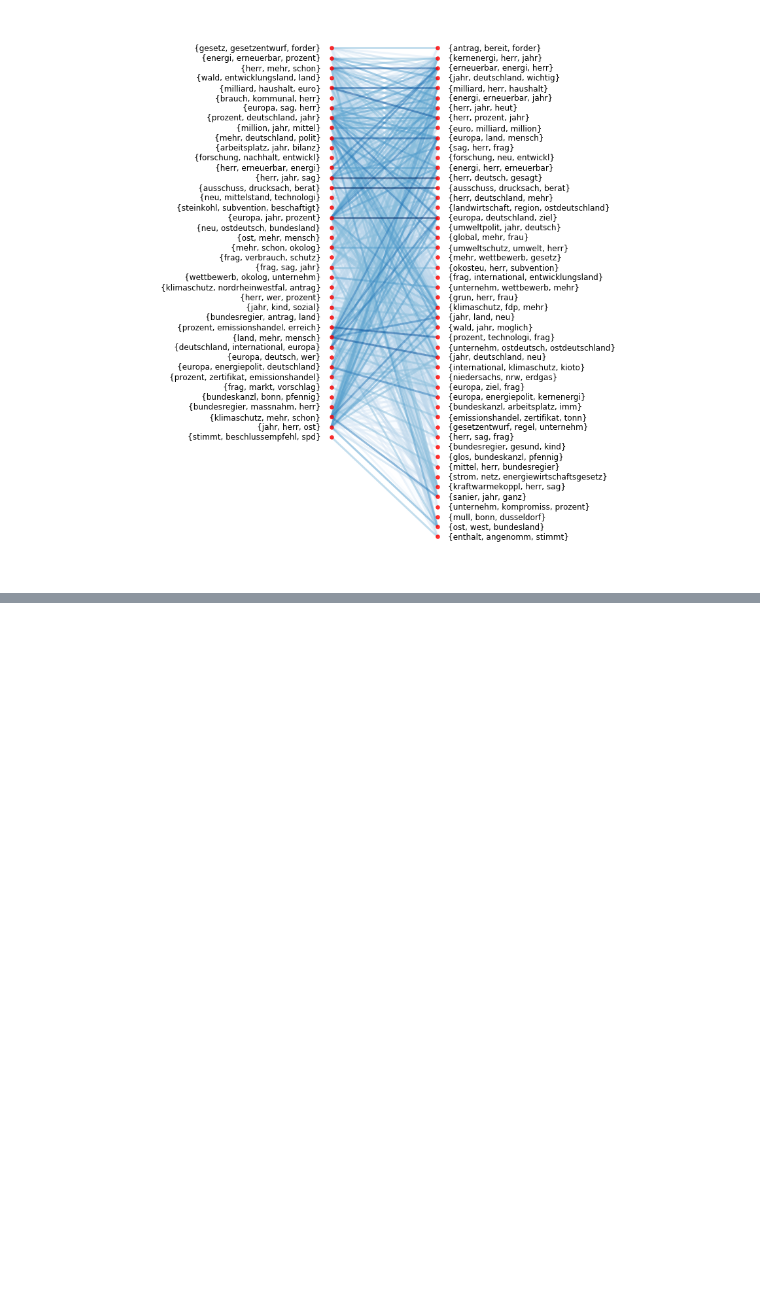
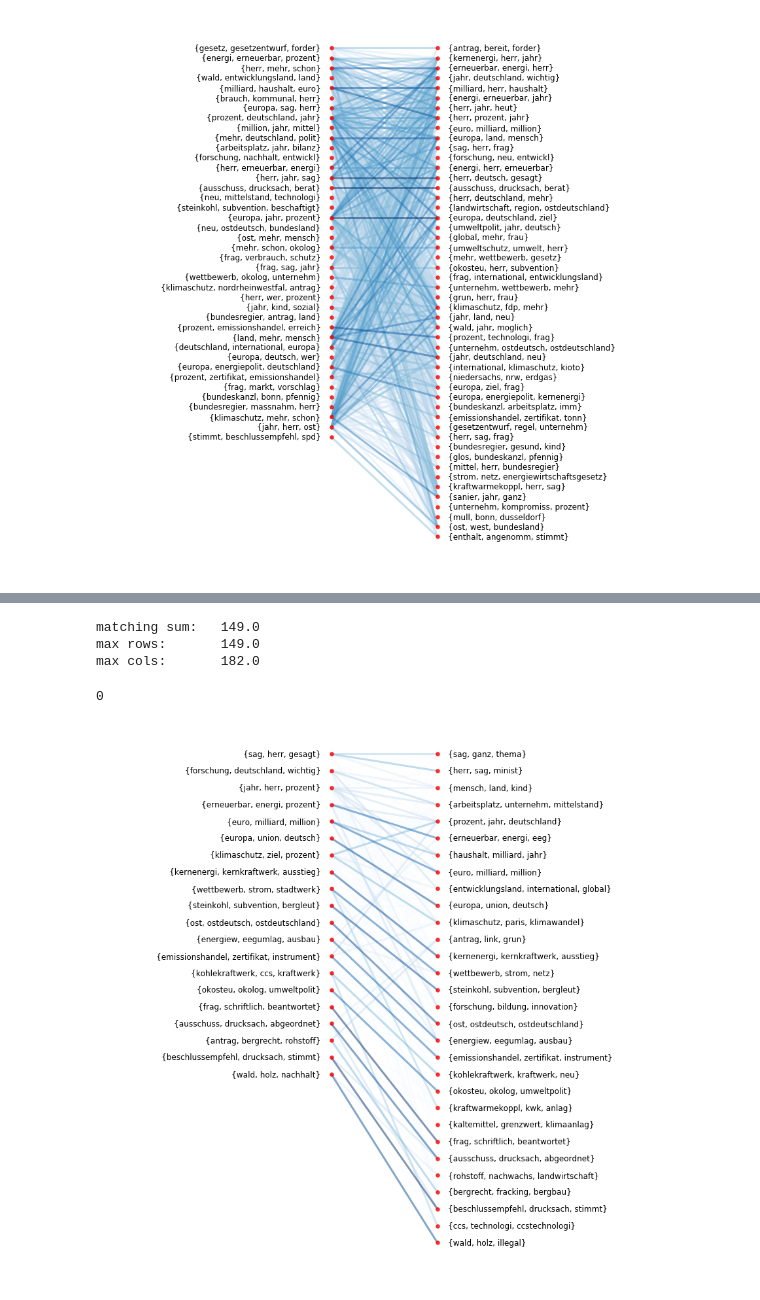
Before and after one commit to mcc-apsis/coal-discourse, a Jupyter notebook: Bipartite_graph_for_different_topic_numbers.ipynb, the cells around one changed output, grey strips where cells are left out. Drawn from its saved outputs; the diff is of its cells as text; code cells hidden in the pictures; blank space fills up the shorter version.

Commit message:
updated bipartite comparison

```diff
--- a/Bipartite_graph_for_different_topic_numbers.ipynb
+++ b/Bipartite_graph_for_different_topic_numbers.ipynb
@@ -301,0 +378,12 @@ max cols:       230.0
+# %%
+matrix2, permutation2 = sort_matrix(score_matrix)
+#print(permutation)
+g = bipartite_graph_from_matrix(matrix2, threshold=1)
+perm_topic_list = [topics1[int(permutation2[i])].title for i in range(K1)]
+draw_bipartite_topic_graph(g, perm_topic_list, topics2, filename='bipartite_topic_graph_{}_{}_K{}_K{}_topword_score'.format(search_word, method, K1, K2))
+# %% [output]
+matching sum:   149.0
+max rows:       149.0
+max cols:       182.0
+0
+[figure, added]
```
Also changed, not shown: parts of 15 cells of this notebook, 12 other files.
